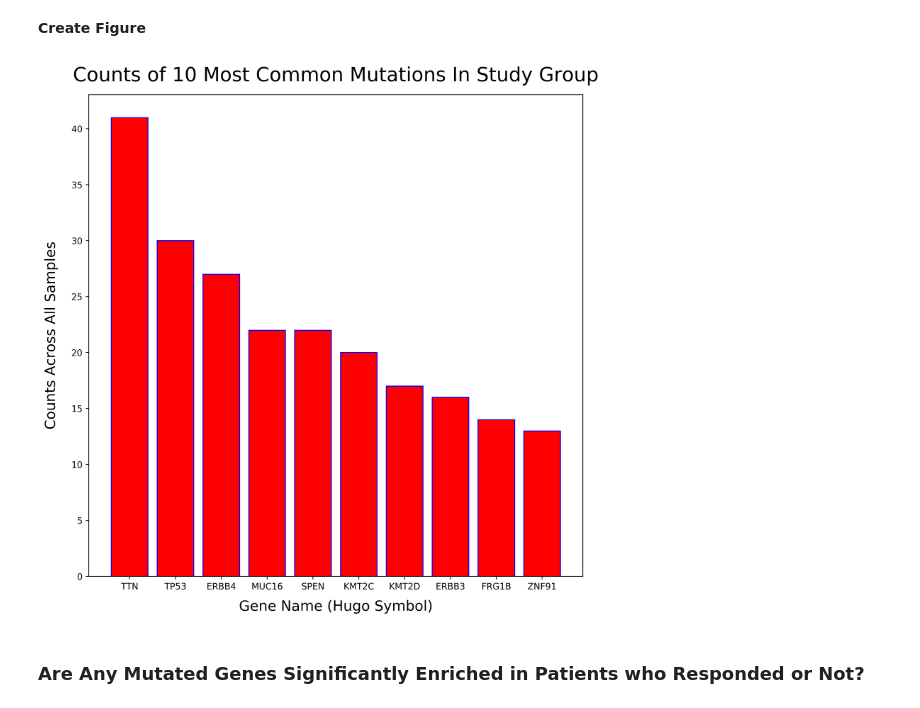
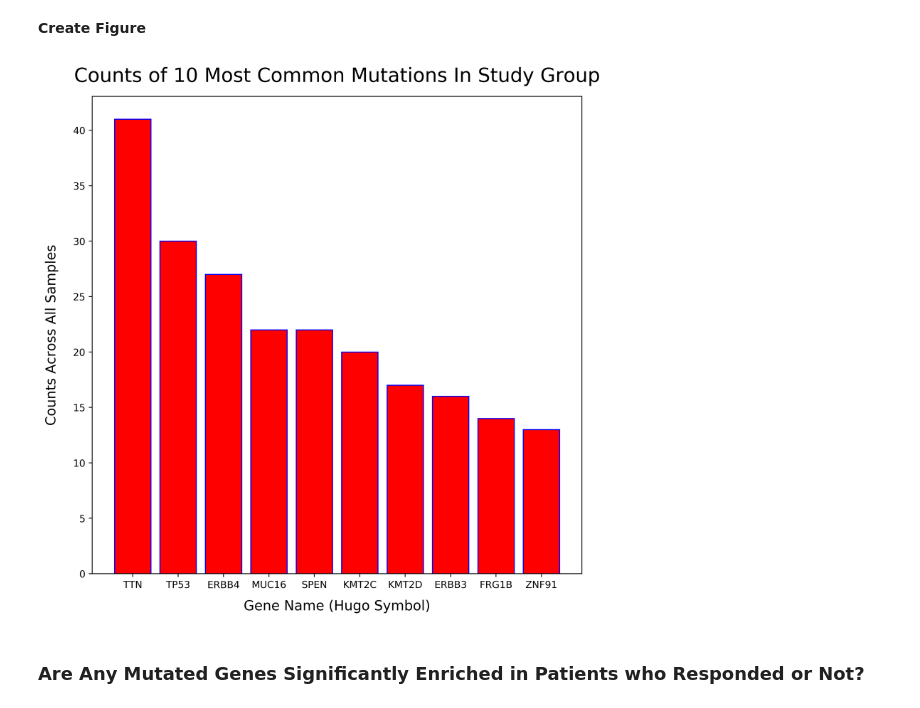
Before and after one commit to YogiOnBioinformatics/Tumor-Exome-Mutation-Analysis, a Jupyter notebook: Analysis.ipynb, the cells around one changed output. Cells and saved outputs as stored; diff of their text form; code cells hidden in the pictures.

```diff
--- a/Analysis.ipynb
+++ b/Analysis.ipynb
@@ -78,21 +87,21 @@ ZNF91   13
 **Create Figure**
 # %%
 # adjust figure size and quality
-plt.figure(figsize=(10,10), dpi = 500)
+plt.figure(figsize=(9,9), dpi = 500)
 
 # make bar plot
 plt.bar(histogram_plot_dict.keys(), histogram_plot_dict.values(), color="red", edgecolor="blue")
 
 # update y label
-plt.ylabel("Counts Across All Samples", labelpad=15, size=16)
+plt.ylabel("Counts Across All Samples", labelpad=15, size=14)
 # update x label
-plt.xlabel("Gene Name (Hugo Symbol)", labelpad=10, size=16)
+plt.xlabel("Gene Name (Hugo Symbol)", labelpad=10, size=14)
 # update title
-plt.title("Counts of 10 Most Common Mutations In Study Group", size=22, pad=15)
+plt.title("Counts of 10 Most Common Mutations In Study Group", size=20, pad=15)
 
 #show plot
 plt.show()
 # %% [output]
-[figure, old version]
+[figure, new version]
 # %% [markdown]
 <h3>Are Any Mutated Genes Significantly Enriched in Patients who Responded or Not?</h3>
```
Also changed, not shown: parts of 10 cells of this notebook.
